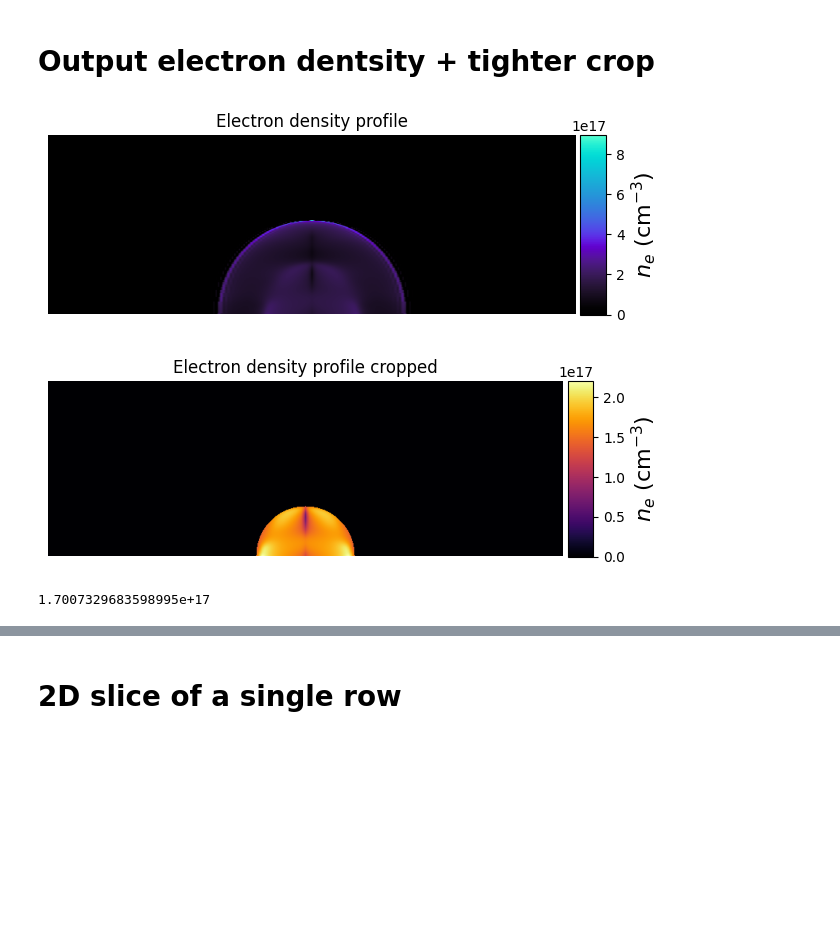
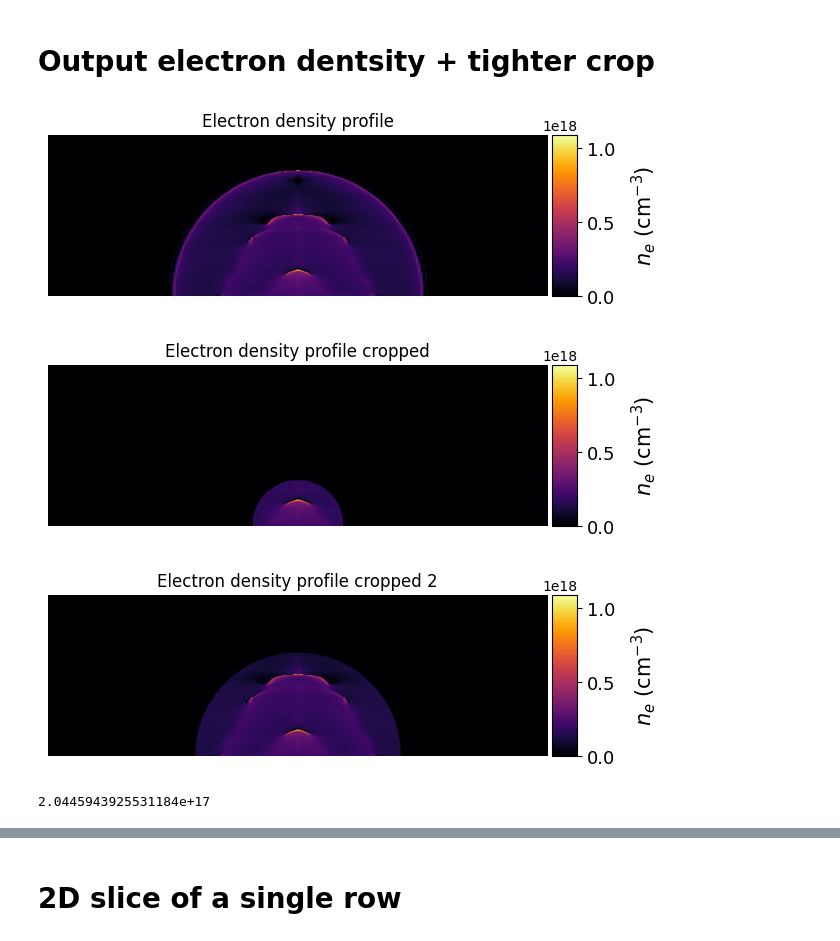
Before and after one commit to josef-codes/Abel-inversion, a Jupyter notebook: src/Phase_shift_extraction_automated.ipynb, the cells around one changed output, grey strips where cells are left out. Cells and saved outputs as stored; diff of their text form; code cells hidden in the pictures; blank space fills up the shorter version.

```diff
--- a/src/Phase_shift_extraction_automated.ipynb
+++ b/src/Phase_shift_extraction_automated.ipynb
@@ -247,8 +267,8 @@ fig = global_functions_im.plot_image(phase_shift, title='Phase shift', cmap='win
 3. Mask the phase unwrapped image
 # %%
 ## --- CROP base ---
-num_crop_2090_H0 = 23
-phase_shift_crop = functions_phase_shift.crop_img_base(phase_shift, num_crop_2090_H0)
+base_crop = 35
+phase_shift_crop = functions_phase_shift.crop_img_base(phase_shift, base_crop)
 fig = global_functions_im.plot_image(phase_shift_crop, title='Phase shift no base', cmap='winter',colorbar_label='$\Delta\Phi$') # arctic
 ## --- Phase UNWRAP with step function algorithms ---
 # openCV library
@@ -279,7 +300,7 @@ a) Use 1D fourier transform: you can enforce even symmetry by projecting out the
 # %%
 ## --- 1. Mask plasma ---
 rows, cols = image_unwrapped.shape
-mask_radius = 120
+mask_radius = 170
 # y0 at the last row (base of the image), x0 at the horizontal midpoint
 center_x = 340
 y0 = rows - 1
@@ -295,7 +316,7 @@ masked_plasma = image_unwrapped * semicircle_mask
 global_functions_im.plot_image(masked_plasma, title='Masked unwrapped phase shift', cmap=cmr.cosmic)
 
 ## --- 2. Symmetrization ---
-row = y0 - 40
+row = y0 - 5
 utils.plot_image_row(masked_plasma, row= row, title="Phase profile")
 
 ## --- (A) 1D fourier transform ---
@@ -380,7 +401,7 @@ print(symmetrize_plasma.shape[1])
 
 # Half of the image:
 # a 2D m×n array: a half‐image where [:,0] is the symmetry axis
-row_center = image_unwrapped.shape[1] // 2
+row_center = symmetrize_plasma.shape[1] // 2
 # right side so that half[:,0] is on the axis, row_center = index column of symmetry
 half_img = masked_plasma[:, row_center:]
 global_functions_im.plot_image(half_img, title='Symmetrize  unwrap', colorbar_label='$\Delta\Phi$', cmap=cmr.cosmic)
@@ -390,9 +411,9 @@ global_functions_im.plot_image(half_img, title='Symmetrize  unwrap', colorbar_la
 dr = 1
 inv_basex = functions_abel.inverse_abel(half_img, method = 'basex', sigma = 3,
     reg = 10, dr = dr)
-global_functions_im.plot_image(inv_basex, title='Abel inversion half', colorbar_label='dN', cmap=cmr.cosmic)
+global_functions_im.plot_image(inv_basex, title='Abel inversion half', colorbar_label='dN', ignore_top_percent = 1, cmap=cmr.cosmic)
 
 # Mirror data:
 inv_basex_full = functions_abel.mirror_image(inv_basex)
-global_functions_im.plot_image(inv_basex_full, title='Abel inversion full', colorbar_label='dN', cmap=cmr.cosmic)
+global_functions_im.plot_image(inv_basex_full, title='Abel inversion full', colorbar_label='dN', ignore_top_percent = 1, cmap=cmr.cosmic)
 # %% [output]
@@ -410,25 +432,38 @@ Calculating correction...
 # Output electron dentsity + tighter crop
 # %%
 electron_density = functions_abel.compute_electron_density(inv_basex_full)
-global_functions_im.plot_image(electron_density, title='Electron density profile', colorbar_label=r'$n_e\ \mathrm{(cm^{-3})}$', cmap=cmr.cosmic)
+global_functions_im.plot_image(electron_density, title='Electron density profile', colorbar_label=r'$n_e\ \mathrm{(cm^{-3})}$', cmap='inferno')
 
-mask_radius_2090_H0 = 65
+mask_plasma = 62
 rows, cols = electron_density.shape
 # y0 at the last row (base of the image), x0 at the horizontal midpoint
 y0 = rows - 1
 x0 = cols // 2 # middle of an image
 semicircle_mask_2 = functions_abel.make_semicircle_mask((rows, cols),
                          center = (y0, x0),
-                         radius =  mask_radius_2090_H0,
+                         radius =  mask_plasma,
                          smooth_sigma = None)
 
 electron_density_cropped = electron_density * semicircle_mask_2
 global_functions_im.plot_image(electron_density_cropped, title='Electron density profile cropped', colorbar_label=r'$n_e\ \mathrm{(cm^{-3})}$', cmap='inferno')
 
+# mask 2
+mask_plasma_2 = mask_radius - 30
+semicircle_mask_3 = functions_abel.make_semicircle_mask((rows, cols),
+                         center = (y0, x0),
+                         radius =  mask_plasma_2,
+                         smooth_sigma = None)
+electron_density_cropped_2 = electron_density * semicircle_mask_3
+# plasma_shape_mask = functions_electron_density_analysis.binary_mask_by_row_minimum(electron_density_cropped_2, minima_choice = None)
+# electron_density_cropped_3 = electron_density * plasma_shape_mask
+global_functions_im.plot_image(electron_density_cropped_2, title='Electron density profile cropped 2', colorbar_label=r'$n_e\ \mathrm{(cm^{-3})}$', cmap='inferno')
+# global_functions_im.plot_image(plasma_shape_mask)
+
 # calculate average electron density
-integrated_ne = functions_electron_density_analysis.masked_average(electron_density_cropped, semicircle_mask_2)
+integrated_ne = functions_electron_density_analysis.masked_average(electron_density_cropped_2, semicircle_mask_2)
 print(integrated_ne)
 # %% [output]
-[figure, old version]
+[figure, new version]
-[figure, old version]
+[figure, new version]
+[figure, added]
-1.7007329683598995e+17
+2.0445943925531184e+17
```
Also changed, not shown: parts of 12 cells of this notebook, 3 other files.
